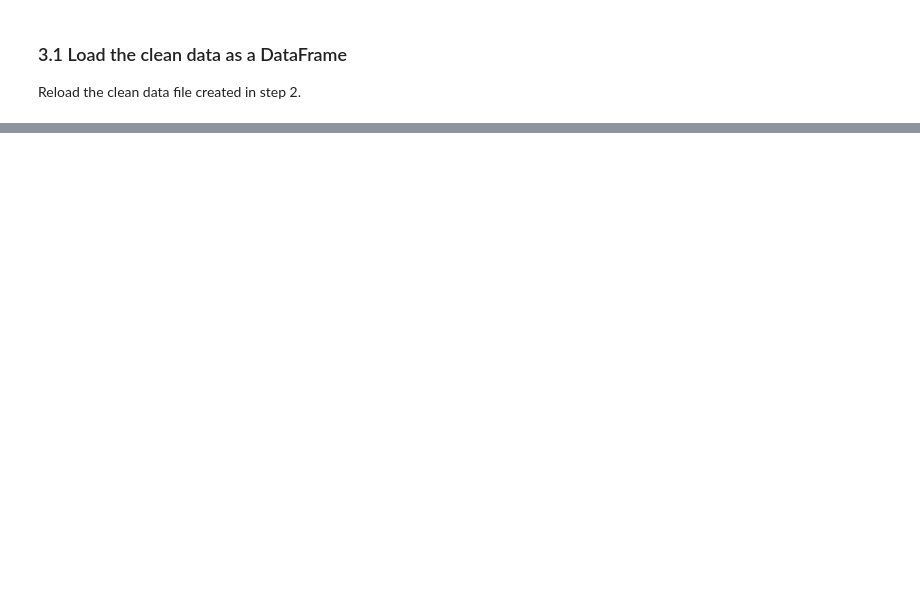
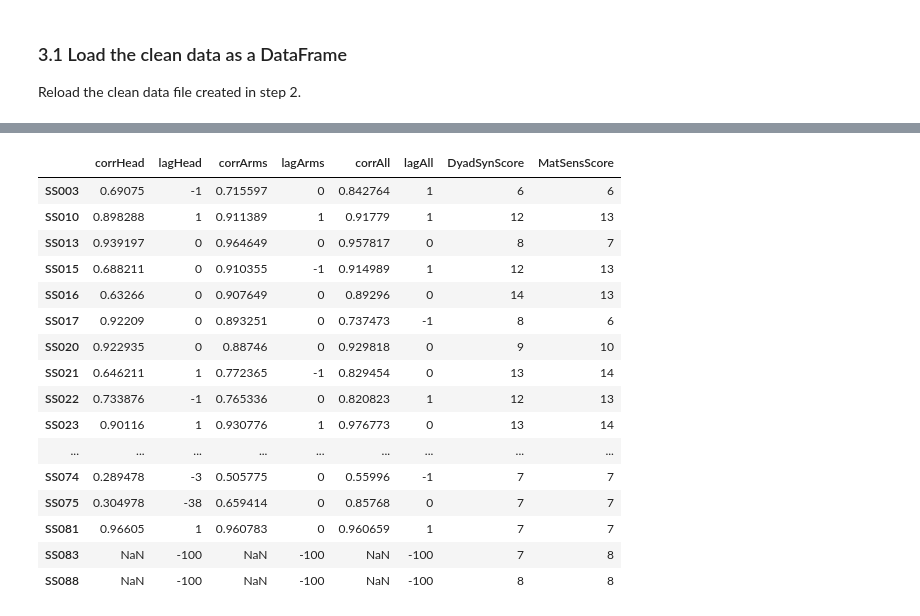
Before and after one commit to InfantLab/VASC, a Jupyter notebook: Step3.AnalyseData.syncpy.ipynb, the cells around one changed output, grey strips where cells are left out. Drawn from its saved outputs; the diff is of its cells as text; code cells hidden in the pictures; blank space fills up the shorter version.

```diff
--- a/Step3.AnalyseData.syncpy.ipynb
+++ b/Step3.AnalyseData.syncpy.ipynb
@@ -180,14 +254,14 @@ print(type(infant))
 # %%
 """ Define class attributes of the wanted method """
 
-tau_max = 999                       # the maximum lag at which correlation should be computed (in samples)
+tau_max = 100                       # the maximum lag at which correlation should be computed (in samples)
 plot=True                           # plot of the correlation fucntion
 standardization = True              # standardization of the time series to mean 0 and variance 1
 corr_tau_max = True                 # return of the maximum of correlation and its lag
 corr_coeff = True                   # computation of the correlation coefficient (Pearson's version)
 scale=True                          # scale factor to have correlaton in [-1,1]
 
-""" Instanciate the class with its attributes """
+""" Instantiate the class with its attributes """
 print("\n")
 
 try :
@@ -216,7 +290,7 @@ print("Computing...")
 
 
 try :
-    res= c.compute([infant, ])
+    res= c.compute([infant,parent ])
 except TypeError as err :
     print("TypeError in Correlation computation : \n" + str(err))
     sys.exit(-1)
@@ -236,6 +310,30 @@ print("Correlation function array:")
 print(res['corr_funct'])
 print("Maximum value of the correlation %f and lag (in samples) %d:" %(res['max_corr'],res['t_max']))
 print("Pearson's correlation coefficient %f:" %(res['corr_coeff']))
+# %%
+tau_max = 100                       # the maximum lag at which correlation should be computed (in samples)
+plot=False                           # plot of the correlation fucntion
+standardization = True              # standardization of the time series to mean 0 and variance 1
+corr_tau_max = True                 # return of the maximum of correlation and its lag
+corr_coeff = True                   # computation of the correlation coefficient (Pearson's version)
+scale=True                          # scale factor to have correlaton in [-1,1]
+
+try :
+    c=Correlation.Correlation(tau_max, plot, standardization, corr_tau_max, corr_coeff, scale)
+except TypeError as err :
+    print("TypeError in Correlation constructor : \n" + str(err))
+    sys.exit(-1)
+except ValueError as err :
+    print("ValueError in Correlation constructor : \n" + str(err))
+    sys.exit(-1)
+except Exception as e :
+    print("Exception in Correlation constructor : \n" + str(e))
+    sys.exit(-1)
+
+
+parts = ["head","arms","all"]
+results = pd.DataFrame(columns = ("corrHead","lagHead","corrArms","lagArms","corrAll","lagAll","DyadSynScore"),
+                      index = videos)
 # %%
 #loop through colcuate for each pair
 for vid in videos:
@@ -264,0 +437,20 @@ for vid in videos:
+# %%
+results
+# %% [output]
+|  | corrHead | lagHead | corrArms | lagArms | corrAll | lagAll | DyadSynScore | MatSensScore |
+| SS003 | 0.69075 | -1 | 0.715597 | 0 | 0.842764 | 1 | 6 | 6 |
+| SS010 | 0.898288 | 1 | 0.911389 | 1 | 0.91779 | 1 | 12 | 13 |
+| SS013 | 0.939197 | 0 | 0.964649 | 0 | 0.957817 | 0 | 8 | 7 |
+| SS015 | 0.688211 | 0 | 0.910355 | -1 | 0.914989 | 1 | 12 | 13 |
+| SS016 | 0.63266 | 0 | 0.907649 | 0 | 0.89296 | 0 | 14 | 13 |
+| SS017 | 0.92209 | 0 | 0.893251 | 0 | 0.737473 | -1 | 8 | 6 |
+| SS020 | 0.922935 | 0 | 0.88746 | 0 | 0.929818 | 0 | 9 | 10 |
+| SS021 | 0.646211 | 1 | 0.772365 | -1 | 0.829454 | 0 | 13 | 14 |
+| SS022 | 0.733876 | -1 | 0.765336 | 0 | 0.820823 | 1 | 12 | 13 |
+| SS023 | 0.90116 | 1 | 0.930776 | 1 | 0.976773 | 0 | 13 | 14 |
+| ... | ... | ... | ... | ... | ... | ... | ... | ... |
+| SS074 | 0.289478 | -3 | 0.505775 | 0 | 0.55996 | -1 | 7 | 7 |
+| SS075 | 0.304978 | -38 | 0.659414 | 0 | 0.85768 | 0 | 7 | 7 |
+| SS081 | 0.96605 | 1 | 0.960783 | 0 | 0.960659 | 1 | 7 | 7 |
+| SS083 | NaN | -100 | NaN | -100 | NaN | -100 | 7 | 8 |
+| SS088 | NaN | -100 | NaN | -100 | NaN | -100 | 8 | 8 |
```
Also changed, not shown: parts of 20 cells of this notebook, 6 other files.
